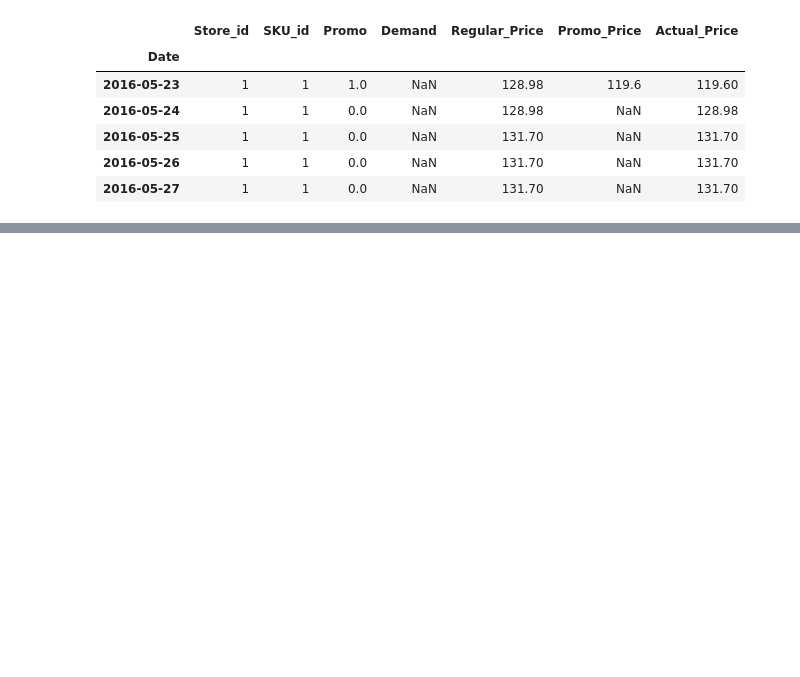
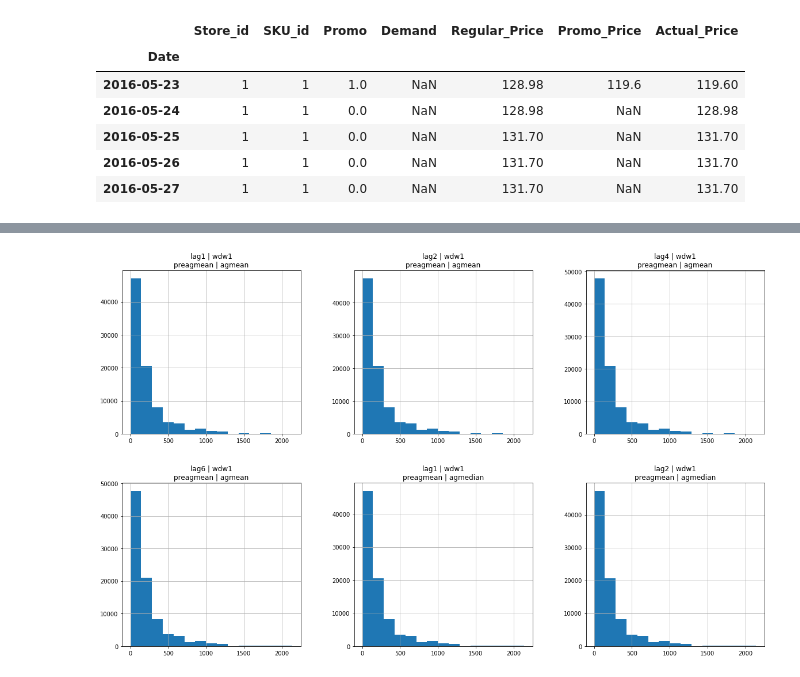
Before and after one commit to aromanenko/DLDF, a Jupyter notebook: FeatureEngineering.ipynb, the cells around one changed output, grey strips where cells are left out. Drawn from its saved outputs; the diff is of its cells as text; code cells hidden in the pictures; blank space fills up the shorter version.

Commit message:
Add dynamic features

```diff
--- a/FeatureEngineering.ipynb
+++ b/FeatureEngineering.ipynb
@@ -149,12 +287,16 @@ def lagged_features(data
 # %%
-flts = {'Promo': {'oprm':'>0', 'npromo':'==0', 'aprm':'>-1'}, 'weekday' : {'md':'==0', 'tue':'==1', 'wd':'==2', 'th':'==3', 'fr':'==4', 'sa':'==5', 'su':'==6', 'anyday':'>-1'}}
-# data with added lagged features
-data_lagged_features = lagged_features(data, target_var = 'Demand'
+# flts = {
+#         'weekday' : {'md':'==0', 'tue':'==1', 'wd':'==2', 'th':'==3', 'fr':'==4', 'sa':'==5', 'su':'==6'}
+#        }
+
+data_lagged_features = lagged_features(data, target_vars = ['Demand']
                     , id_columns = ['SKU_id']
-                    , lags = [22]
-                    , windows = [14]
+                    , lags = [1, 2, 4, 6]
+                    , windows = [1, 2, 4, 8, 12]
                     , preaggreagation_methods = ['mean'] # ['mean', 'count']
-                    , aggregation_methods = ['mean', 'median']
-                    , filters = flts
+                    , aggregation_methods = ['mean', 'median', percentile(10)]
+                    , dynamic_filters = ['weekday']
                     )
+
+data_lagged_features = data_lagged_features.reset_index()
 # %% [output]
@@ -198,0 +323,15 @@ data[idx]
+# %%
+new_names = {}
+for x in data_lagged_features.columns[11:17]:
+    name = x.split('_')
+    lag, w = name[0], name[1]
+    preagr, agr = name[4], name[5]
+    new_name = lag + ' | '+ w + '\n' +  preagr + ' | ' + agr
+    new_names[x] = new_name
+
+
+fig, ax = plt.subplots(2, 3, figsize = (20,12))
+data_lagged_features[data_lagged_features.columns[11:17]].rename(columns=new_names).hist(ax=ax, bins=15)
+plt.show()
+# %% [output]
+[figure, added]
```
Also changed, not shown: parts of 21 cells of this notebook, 2 other files.
